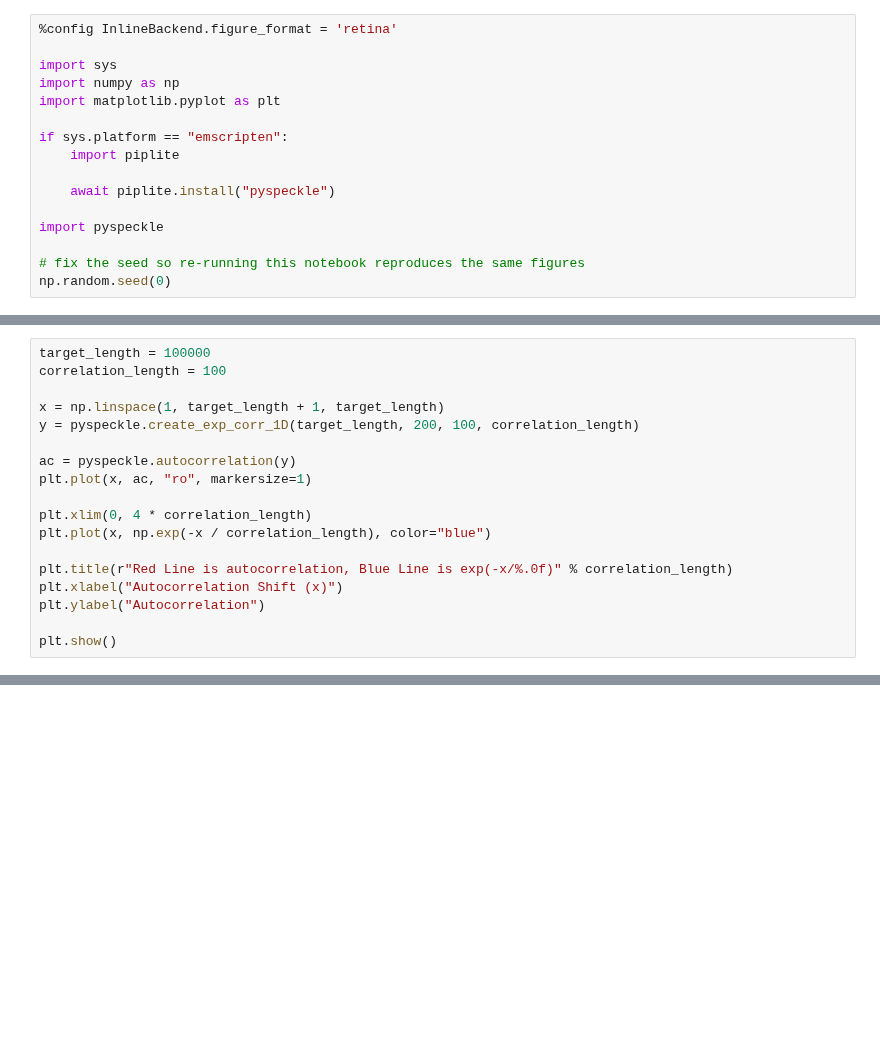
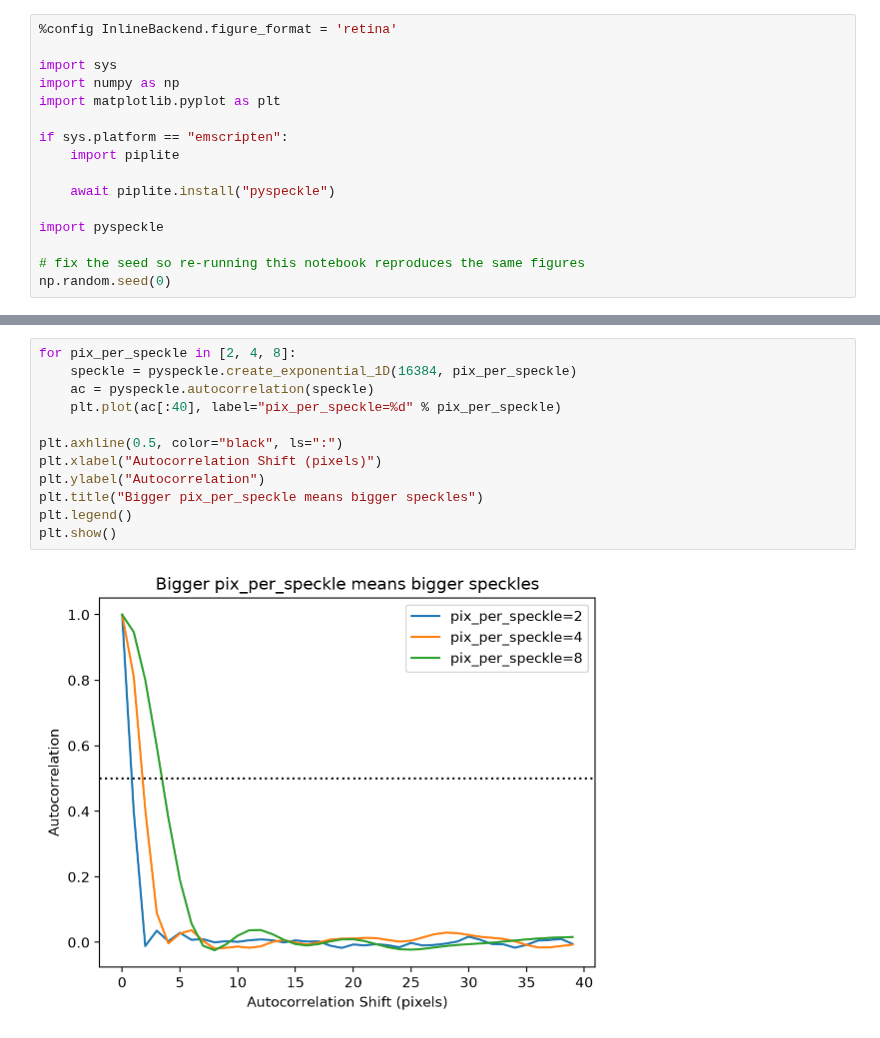
Before and after one commit to scottprahl/pyspeckle, a Jupyter notebook: docs/0-One-Dim-Speckle-Basics.ipynb, the cells around one changed output, grey strips where cells are left out. Saved outputs shown, nothing was run; the diff lists cells and outputs as text; blank space fills up the shorter version.

```diff
--- a/docs/0-One-Dim-Speckle-Basics.ipynb
+++ b/docs/0-One-Dim-Speckle-Basics.ipynb
@@ -183,18 +36,0 @@ autocorrelation(x)
-# %%
-target_length = 100000
-correlation_length = 100
-
-x = np.linspace(1, target_length + 1, target_length)
-y = pyspeckle.create_exp_corr_1D(target_length, 200, 100, correlation_length)
-
-ac = pyspeckle.autocorrelation(y)
-plt.plot(x, ac, "ro", markersize=1)
-
-plt.xlim(0, 4 * correlation_length)
-plt.plot(x, np.exp(-x / correlation_length), color="blue")
-
-plt.title(r"Red Line is autocorrelation, Blue Line is exp(-x/%.0f)" % correlation_length)
-plt.xlabel("Autocorrelation Shift (x)")
-plt.ylabel("Autocorrelation")
-
-plt.show()
@@ -252,0 +88,14 @@ plt.show()
+# %%
+for pix_per_speckle in [2, 4, 8]:
+    speckle = pyspeckle.create_exponential_1D(16384, pix_per_speckle)
+    ac = pyspeckle.autocorrelation(speckle)
+    plt.plot(ac[:40], label="pix_per_speckle=%d" % pix_per_speckle)
+
+plt.axhline(0.5, color="black", ls=":")
+plt.xlabel("Autocorrelation Shift (pixels)")
+plt.ylabel("Autocorrelation")
+plt.title("Bigger pix_per_speckle means bigger speckles")
+plt.legend()
+plt.show()
+# %% [output]
+[figure, added]
```
Also changed, not shown: parts of 32 cells of this notebook, 4 other files.
